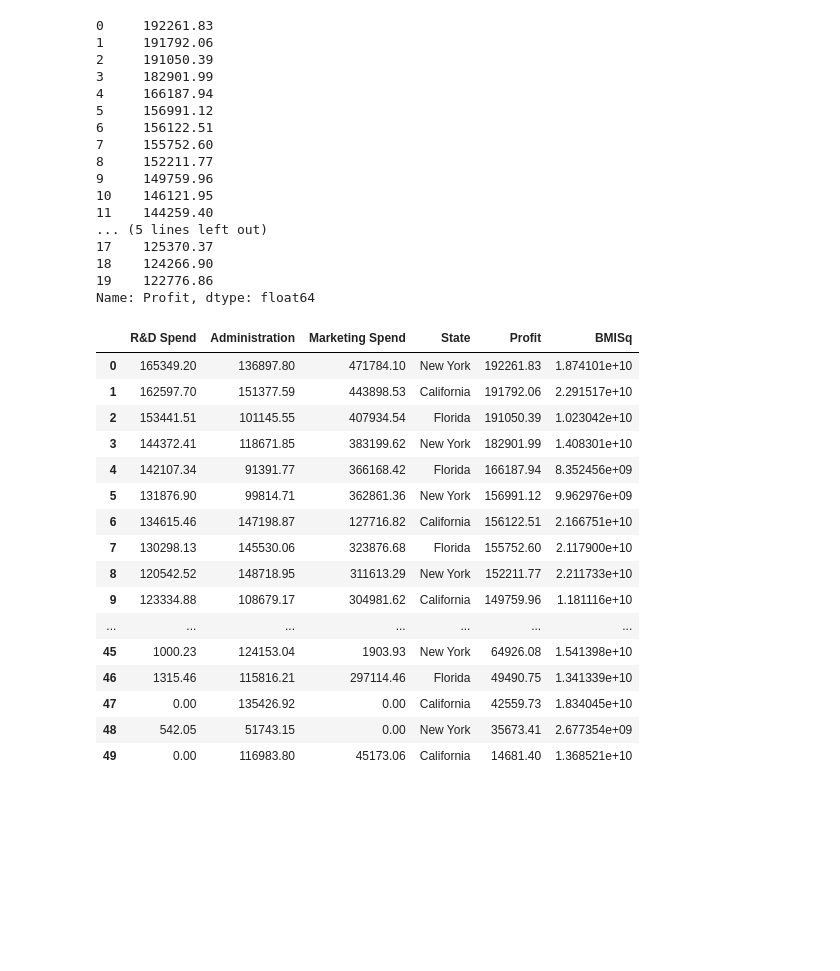
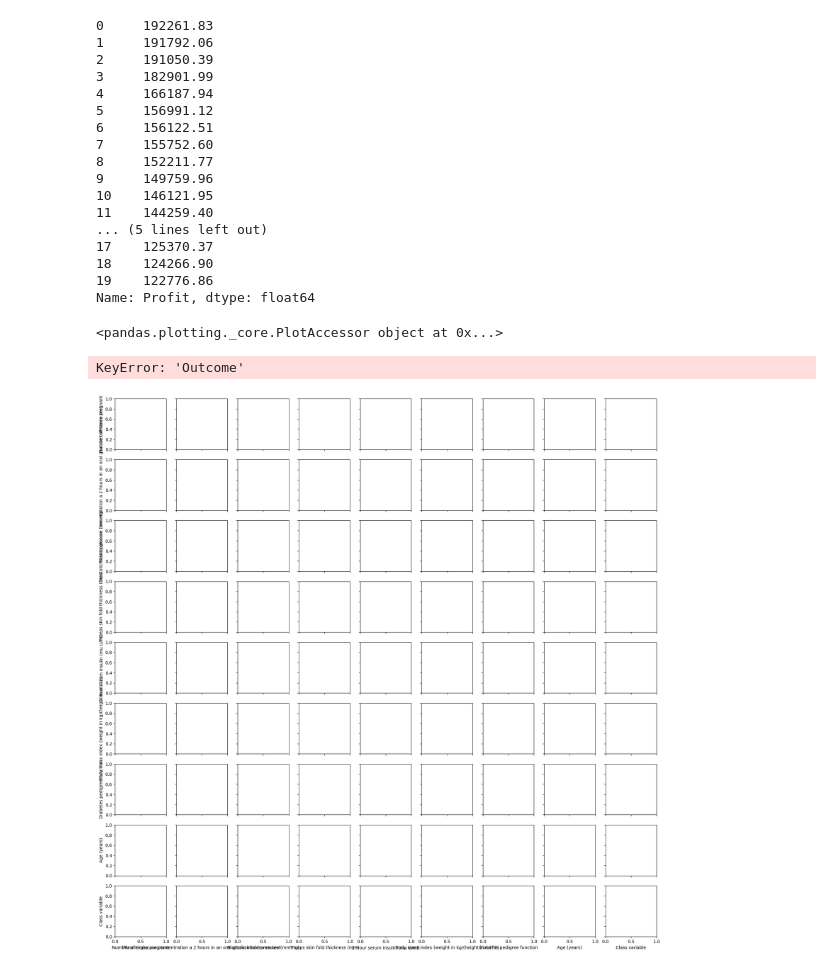
Before and after one commit to ibrahimediz/DeepLearningFundamentals, a Jupyter notebook: Egzersiz/Harun/01_01_Pandas.ipynb, the cells around one changed output. Cells and saved outputs as stored; diff of their text form; code cells hidden in the pictures; blank space fills up the shorter version.

```diff
--- a/Egzersiz/Harun/01_01_Pandas.ipynb
+++ b/Egzersiz/Harun/01_01_Pandas.ipynb
@@ -116,22 +116,14 @@ df.iloc[0:20, 4]
 Name: Profit, dtype: float64
 # %%
 df["BMISq"]=df["Administration"].apply(lambda x:x**2)
-df
+df.plot
 # %% [output]
-|  | R&D Spend | Administration | Marketing Spend | State | Profit | BMISq |
-| 0 | 165349.20 | 136897.80 | 471784.10 | New York | 192261.83 | 1.874101e+10 |
-| 1 | 162597.70 | 151377.59 | 443898.53 | California | 191792.06 | 2.291517e+10 |
-| 2 | 153441.51 | 101145.55 | 407934.54 | Florida | 191050.39 | 1.023042e+10 |
-| 3 | 144372.41 | 118671.85 | 383199.62 | New York | 182901.99 | 1.408301e+10 |
-| 4 | 142107.34 | 91391.77 | 366168.42 | Florida | 166187.94 | 8.352456e+09 |
-| 5 | 131876.90 | 99814.71 | 362861.36 | New York | 156991.12 | 9.962976e+09 |
-| 6 | 134615.46 | 147198.87 | 127716.82 | California | 156122.51 | 2.166751e+10 |
-| 7 | 130298.13 | 145530.06 | 323876.68 | Florida | 155752.60 | 2.117900e+10 |
-| 8 | 120542.52 | 148718.95 | 311613.29 | New York | 152211.77 | 2.211733e+10 |
-| 9 | 123334.88 | 108679.17 | 304981.62 | California | 149759.96 | 1.181116e+10 |
-| ... | ... | ... | ... | ... | ... | ... |
-| 45 | 1000.23 | 124153.04 | 1903.93 | New York | 64926.08 | 1.541398e+10 |
-| 46 | 1315.46 | 115816.21 | 297114.46 | Florida | 49490.75 | 1.341339e+10 |
-| 47 | 0.00 | 135426.92 | 0.00 | California | 42559.73 | 1.834045e+10 |
-| 48 | 542.05 | 51743.15 | 0.00 | New York | 35673.41 | 2.677354e+09 |
-| 49 | 0.00 | 116983.80 | 45173.06 | California | 14681.40 | 1.368521e+10 |
+<pandas.plotting._core.PlotAccessor object at 0x...>
+# %%
+dfOrnek = pd.read_csv("/workspace/DeepLearningFundamentals/beginner_datasets/diabetes.csv")
+# %%
+import seaborn as sns
+sns.pairplot(data=dfOrnek, hue="Outcome")
+# %% [output]
+KeyError: 'Outcome'
+[figure, added]
```
Also changed, not shown: parts of 1 cell of this notebook, 21 other files.
